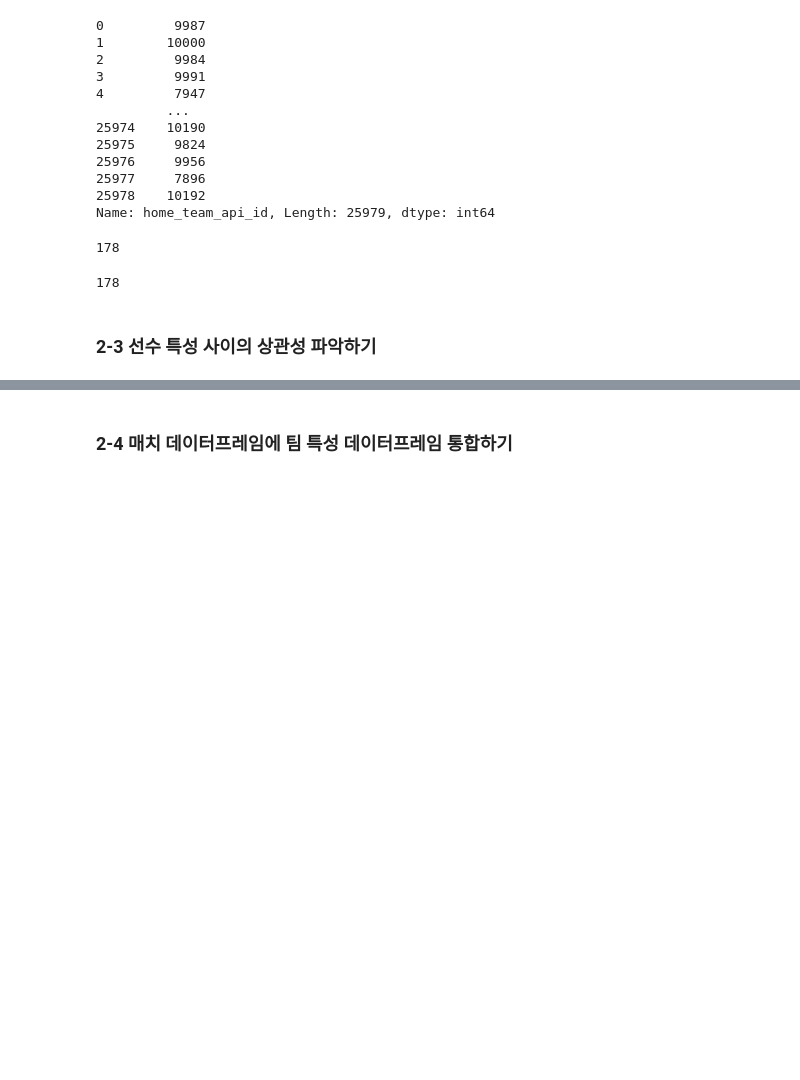
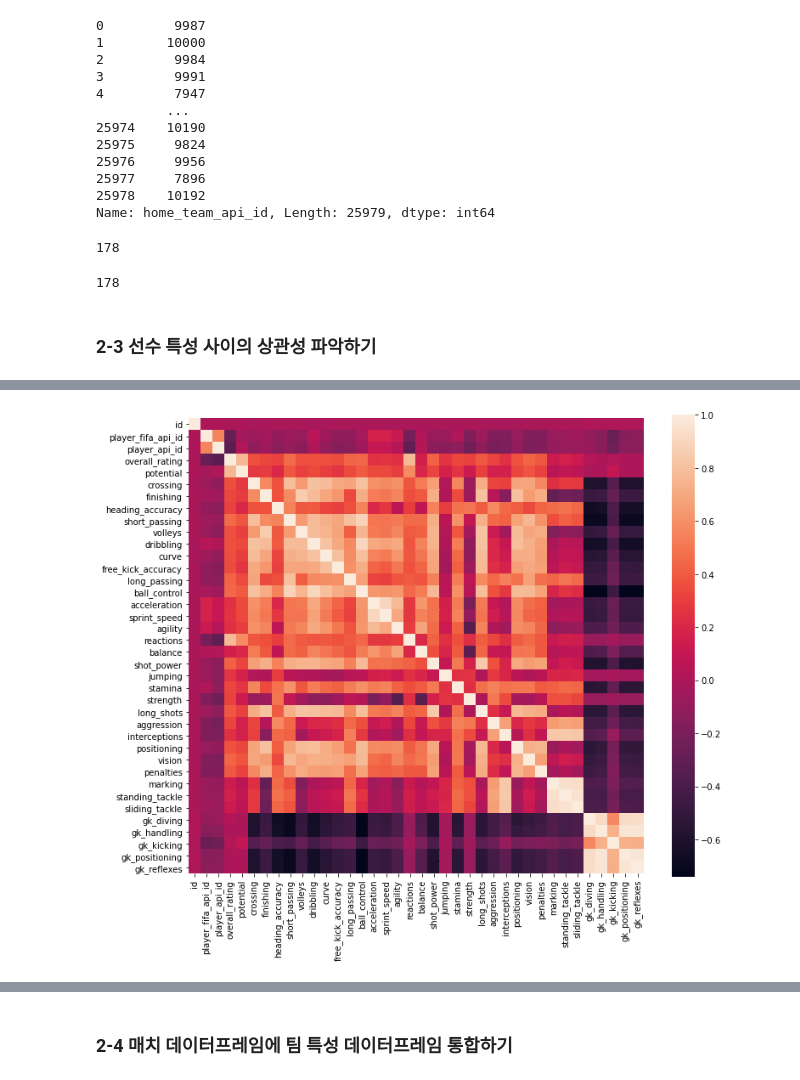
Before and after one commit to kish191919/Python_Project, a Jupyter notebook: Python_Basic/Basic_Kaggle_4_European Soccer Database.ipynb, the cells around one changed output, grey strips where cells are left out. Drawn from its saved outputs; the diff is of its cells as text; code cells hidden in the pictures; blank space fills up the shorter version.

```diff
--- a/Python_Basic/Basic_Kaggle_4_European Soccer Database.ipynb
+++ b/Python_Basic/Basic_Kaggle_4_European Soccer Database.ipynb
@@ -400,2 +420,7 @@ df_match['away_team_api_id'].map(df_team_att.groupby('team_api_id').mean()['buil
 # %%
 # DataFrame의 corr() 메소드와 Seaborn의 heatmap() 메소드를 이용하여 Pearson's correlation 시각화하기
+plt.figure(figsize=(12,10))
+sns.heatmap(df_player_att.corr(),square=True)
+plt.show()
+# %% [output]
+[figure, added]
```
Also changed, not shown: parts of 10 cells of this notebook.
